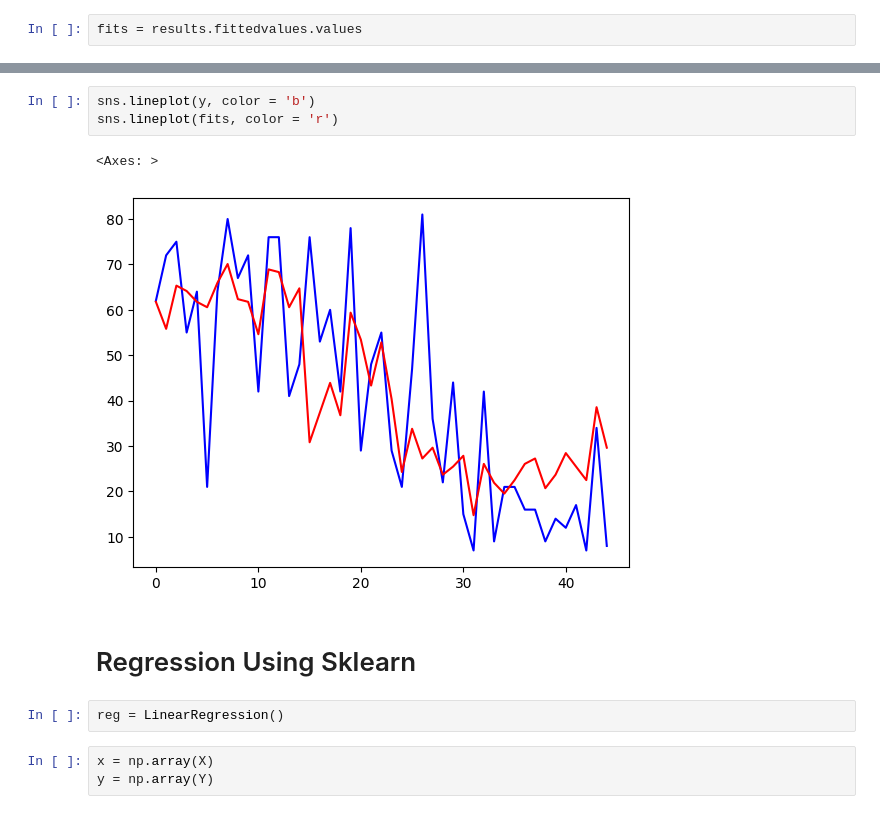
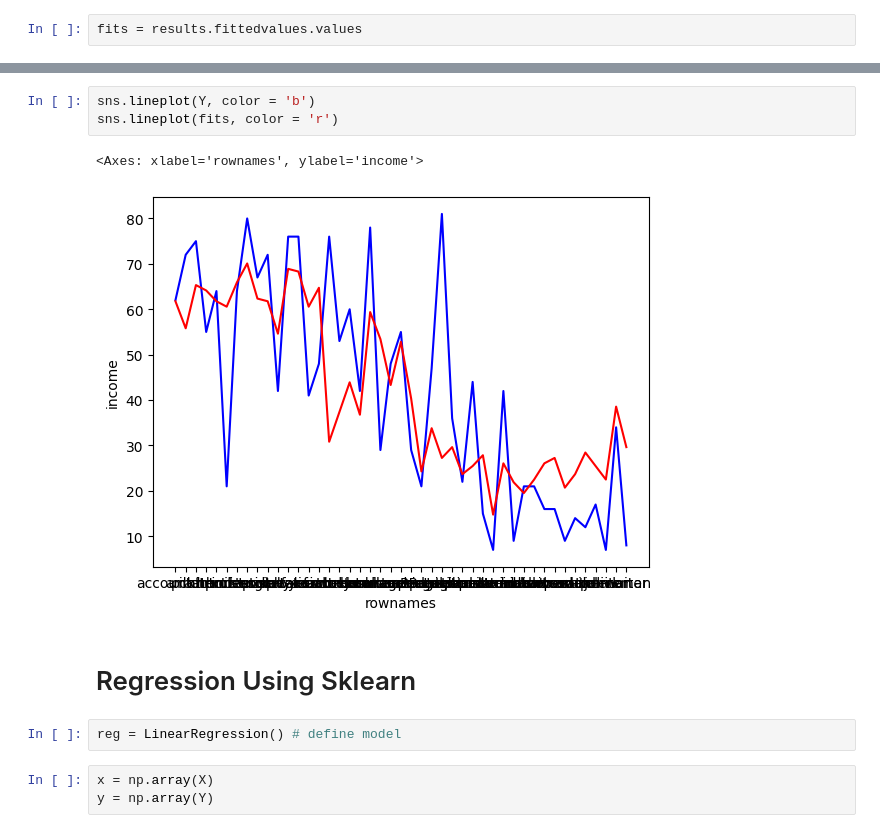
Before and after one commit to dkang131/ASDOS-OSP, a Jupyter notebook: W14/regression_materials.ipynb, the cells around one changed output, grey strips where cells are left out. Saved outputs shown, nothing was run; the diff lists cells and outputs as text.

```diff
--- a/W14/regression_materials.ipynb
+++ b/W14/regression_materials.ipynb
@@ -50,13 +108,13 @@ fits = results.fittedvalues.values
 # %%
-sns.lineplot(y, color = 'b')
+sns.lineplot(Y, color = 'b')
 sns.lineplot(fits, color = 'r')
 # %% [output]
-<Axes: >
+<Axes: xlabel='rownames', ylabel='income'>
-[figure, old version]
+[figure, new version]
 # %% [markdown]
 # Regression Using Sklearn
 # %%
-reg = LinearRegression()
+reg = LinearRegression() # define model
 # %%
 x = np.array(X)
 y = np.array(Y)
```
Also changed, not shown: parts of 7 cells of this notebook, 2 other files.
